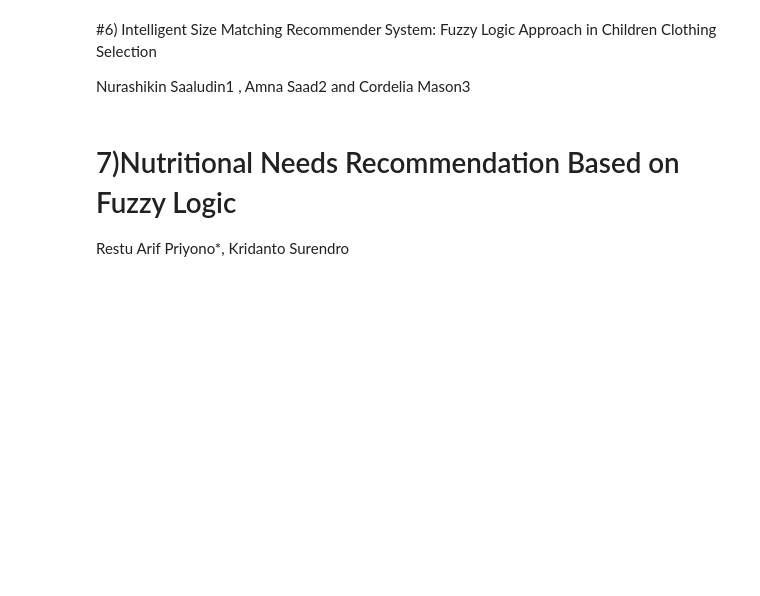
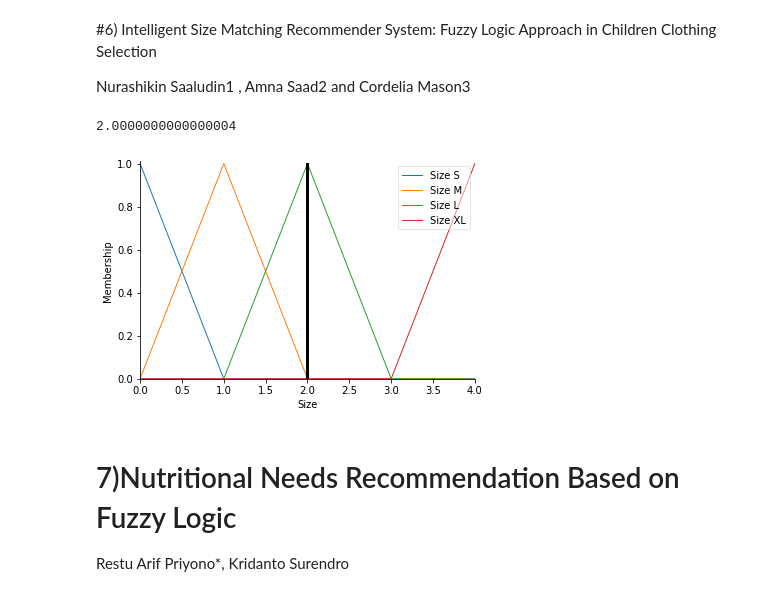
Before and after one commit to BlackCode20146231/AI-HomeWork, a Jupyter notebook: AI_WEEK_4_HOMEWORK.ipynb, the cells around one changed output. Saved outputs shown, nothing was run; the diff lists cells and outputs as text; code cells hidden in the pictures; blank space fills up the shorter version.

```diff
--- a/AI_WEEK_4_HOMEWORK.ipynb
+++ b/AI_WEEK_4_HOMEWORK.ipynb
@@ -570,3 +611,23 @@ and Cordelia Mason3
+# %%
+# Set Rule for Machine
+rule1 = ctal.Rule(height['Short']&weight['Light']&age['Child']&gender['Girl'],size['Size S'])
+rule2 = ctal.Rule(height['Short']&weight['Light']&age['Youth']&gender['Boy'],size['Size M'])
+rule3 = ctal.Rule(height['Medium']&weight['Medium']&age['Teen']&gender['Girl'],size['Size L'])
+rule4 = ctal.Rule(height['Tall']&weight['Heavy']&age['Teen']&gender['Boy'],size['Size XL'])
+
+size_ctal=ctal.ControlSystem([rule1,rule2,rule3,rule4])
+size_value=ctal.ControlSystemSimulation(size_ctal)
+
+size_value.input['Height']=1.24
+size_value.input['Weight']=20
+size_value.input['Gender']=2
+size_value.input['Age']=12
+size_value.compute()
+print(size_value.output['Size'])
+size.view(sim=size_value)
+# %% [output]
+2.0000000000000004
+[figure, added]
 # %% [markdown]
 # 7)Nutritional Needs Recommendation Based on Fuzzy Logic
 
```
Also changed, not shown: parts of 1 cell of this notebook.
